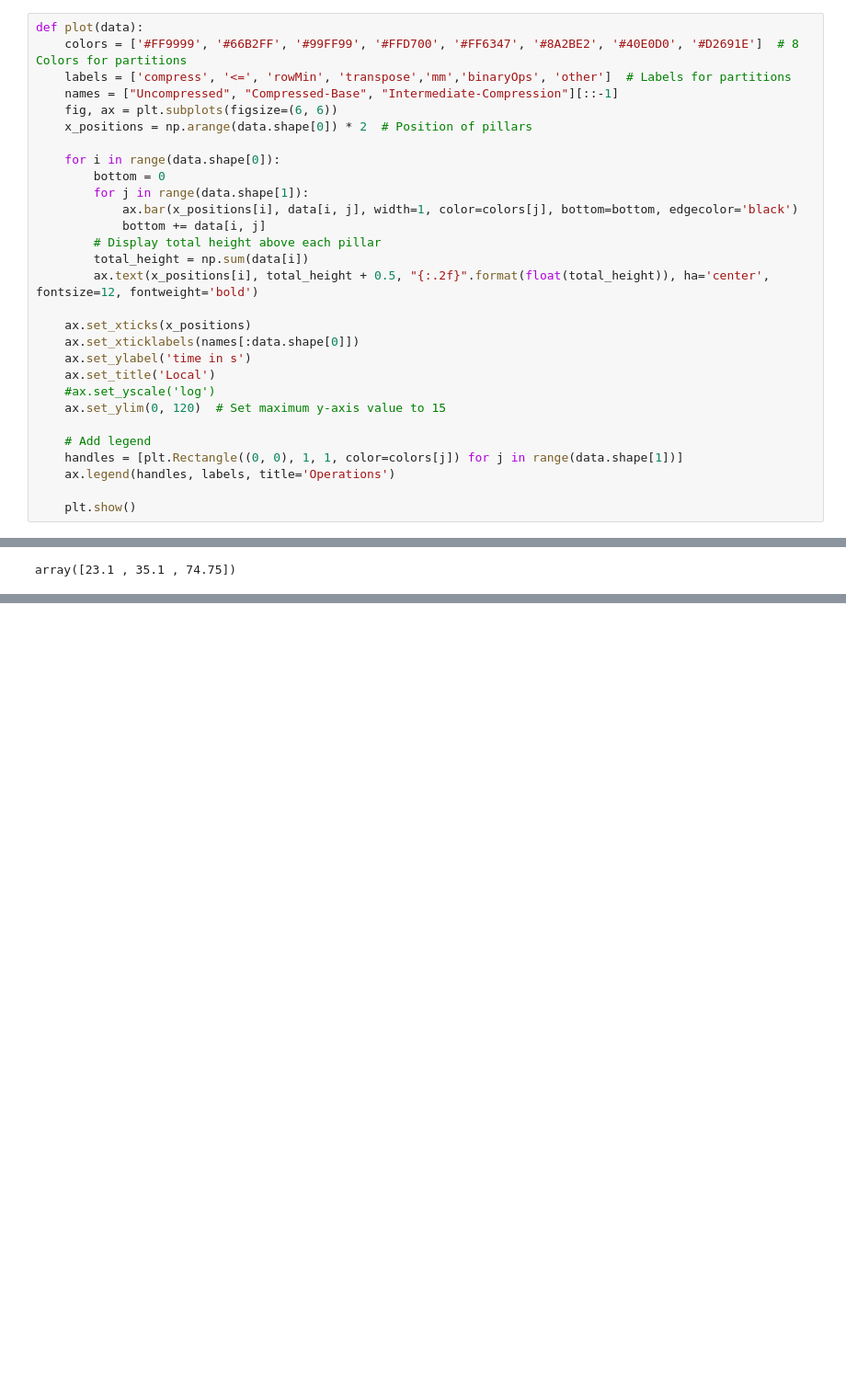
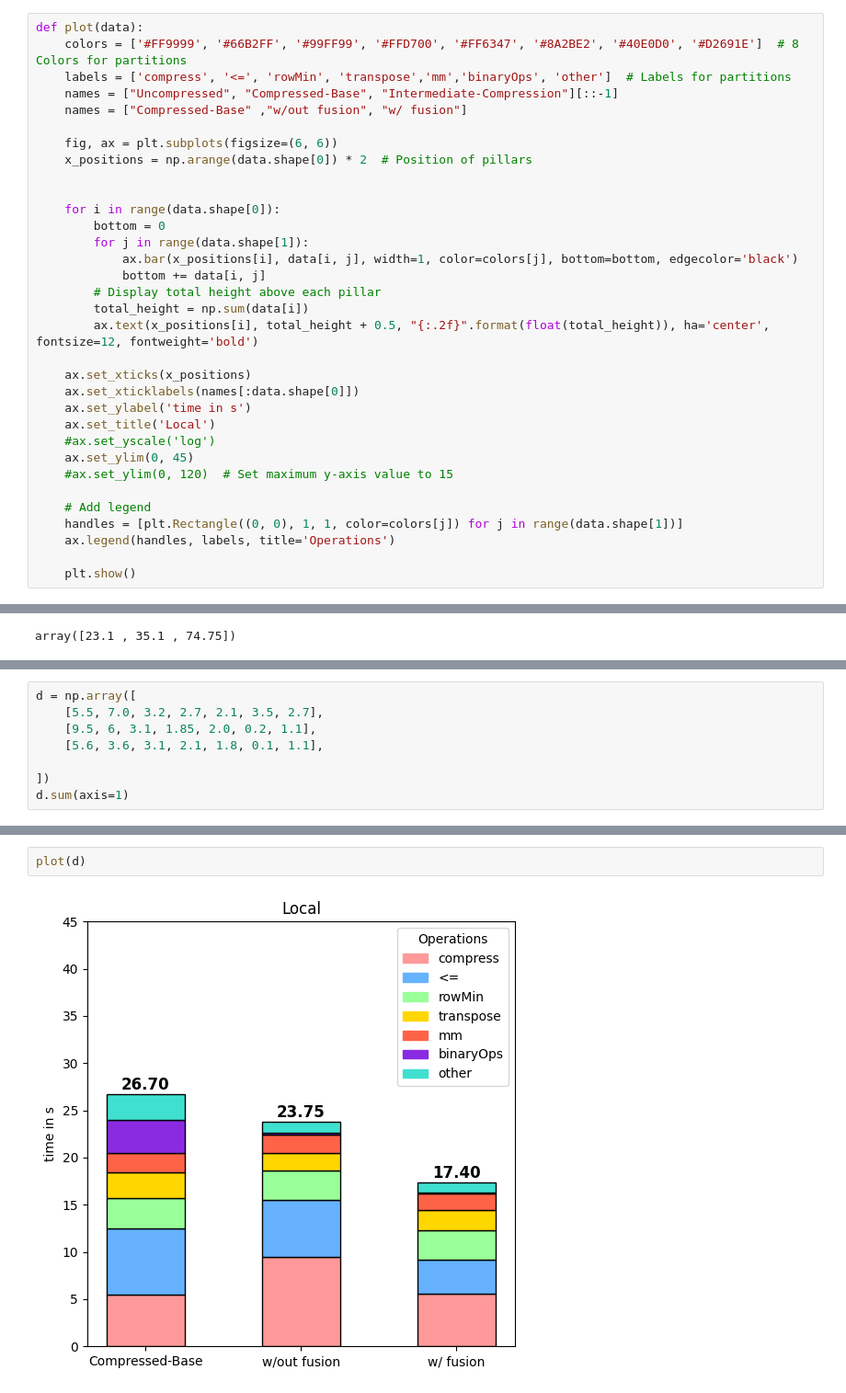
Before and after one commit to e-strauss/Compression_Experiments, a Jupyter notebook: experiments/plots/plotting.ipynb, the cells around one changed output, grey strips where cells are left out. Shown: that part at 92% size. Cells and saved outputs as stored; diff of their text form; blank space fills up the shorter version.

```diff
--- a/experiments/plots/plotting.ipynb
+++ b/experiments/plots/plotting.ipynb
@@ -10,8 +10,11 @@ def plot(data):
     colors = ['#FF9999', '#66B2FF', '#99FF99', '#FFD700', '#FF6347', '#8A2BE2', '#40E0D0', '#D2691E']  # 8 Colors for partitions
     labels = ['compress', '<=', 'rowMin', 'transpose','mm','binaryOps', 'other']  # Labels for partitions
     names = ["Uncompressed", "Compressed-Base", "Intermediate-Compression"][::-1]
+    names = ["Compressed-Base" ,"w/out fusion", "w/ fusion"]
+
     fig, ax = plt.subplots(figsize=(6, 6))
     x_positions = np.arange(data.shape[0]) * 2  # Position of pillars
+
 
     for i in range(data.shape[0]):
         bottom = 0
@@ -27,7 +30,8 @@ def plot(data):
     ax.set_ylabel('time in s')
     ax.set_title('Local')
     #ax.set_yscale('log')
-    ax.set_ylim(0, 120)  # Set maximum y-axis value to 15
+    ax.set_ylim(0, 45)
+    #ax.set_ylim(0, 120)  # Set maximum y-axis value to 15
 
     # Add legend
     handles = [plt.Rectangle((0, 0), 1, 1, color=colors[j]) for j in range(data.shape[1])]
@@ -125,3 +129,11 @@ array([23.1 , 35.1 , 74.75])
 plot2(d)
 # %% [output]
 [figure]
+# %%
+d = np.array([
+    [5.5, 7.0, 3.2, 2.7, 2.1, 3.5, 2.7],
+    [9.5, 6, 3.1, 1.85, 2.0, 0.2, 1.1],
+    [5.6, 3.6, 3.1, 2.1, 1.8, 0.1, 1.1],
+
+])
+d.sum(axis=1)
@@ -127,0 +142,4 @@ plot2(d)
+# %%
+plot(d)
+# %% [output]
+[figure, added]
```
Also changed, not shown: parts of 1 cell of this notebook, 8 other files.
